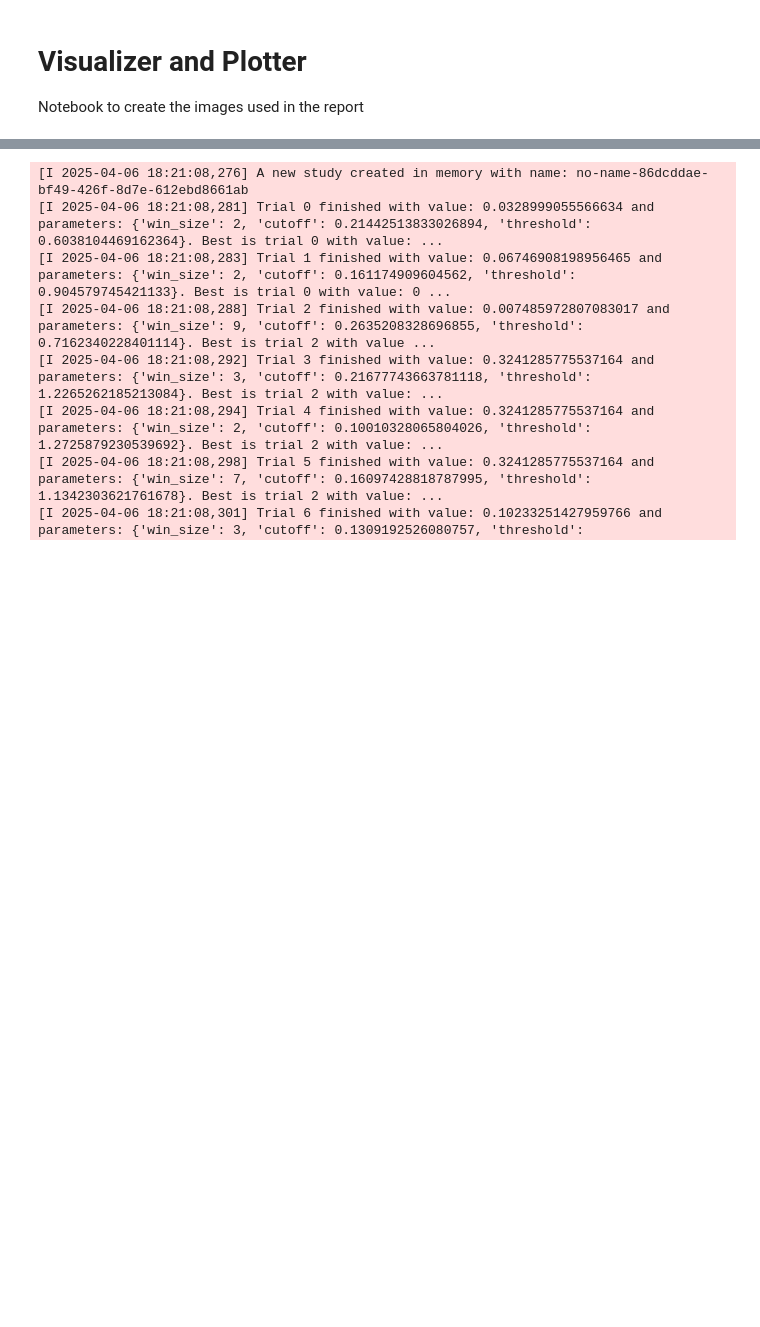
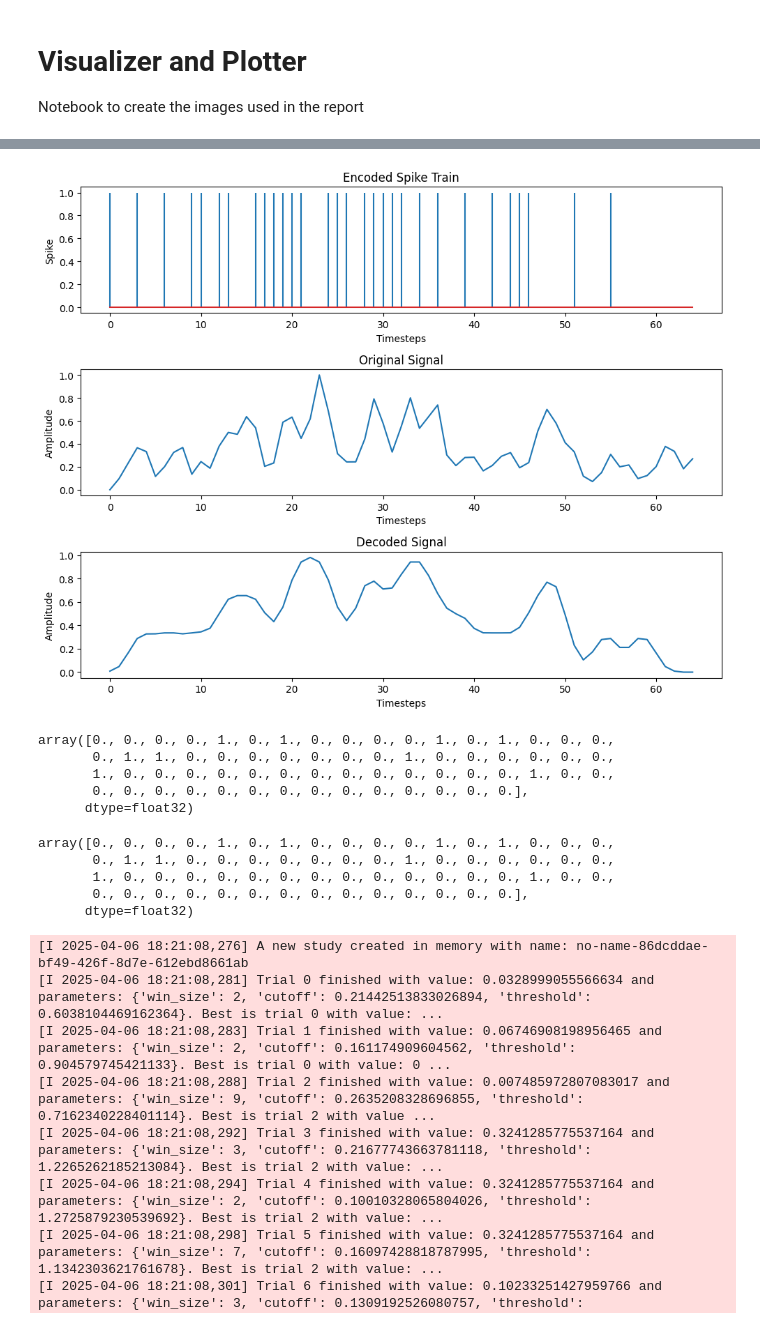
Before and after one commit to sin22766/snn-encoder-test, a Jupyter notebook: visualizer.ipynb, the cells around one changed output, grey strips where cells are left out. Drawn from its saved outputs; the diff is of its cells as text; code cells hidden in the pictures; blank space fills up the shorter version.

```diff
--- a/visualizer.ipynb
+++ b/visualizer.ipynb
@@ -541,0 +50,40 @@ torch.Size([20, 100])
+# %%
+def normalize(x: torch.Tensor) -> torch.Tensor:
+    x_min = x.min(dim=-1, keepdim=True).values
+    x_max = x.max(dim=-1, keepdim=True).values
+
+    diff = x_max - x_min
+    diff[diff == 0] = 1.0
+
+    return (x - x_min) / diff
+# %%
+norm_magnitudes = normalize(magnitudes)
+# %%
+win_size = 8
+cutoff = 0.2
+threshold = 0.1
+
+batch, channels, freqs, time_steps = norm_magnitudes.shape
+
+# Reshape for processing
+x_reshaped = norm_magnitudes.reshape(batch * channels * freqs, time_steps)
+
+# Create output tensor and working copy
+spike_train = torch.zeros_like(x_reshaped)
+x_clone = x_reshaped.clone()
+
+# Create tiled filter window
+filter_window = torch.tensor(signal.firwin(win_size, cutoff=cutoff), dtype=torch.float32, device=norm_magnitudes.device)
+filter_w = filter_window.expand(batch * channels * freqs, win_size)
+
+# Vectorized encoding
+for t in range(time_steps - win_size + 1):
+    window_slice = x_clone[:, t:t + win_size]
+    error1 = torch.abs(window_slice - filter_w).sum(dim=1)
+    error2 = torch.abs(window_slice).sum(dim=1)
+
+    mask = error1 <= error2 - threshold
+    spike_train[mask, t] = 1
+    x_clone[mask, t:t + win_size] -= filter_w[mask]
+# %%
+spike_out = spike_train.reshape(batch, channels, freqs, time_steps)
@@ -541,0 +111,7 @@ torch.Size([20, 100])
+# %%
+b = 0
+c = 10
+f = 10
+plot_coding(norm_magnitudes[b,c,f], spike_out[b,c,f], decoded_data[b,c,f])
+# %% [output]
+[figure, added]
@@ -541,0 +123,17 @@ torch.Size([20, 100])
+# %%
+out_spike = spikes.reshape(batch, channels, freqs, time_steps)
+out_spike[b, c, f]
+# %% [output]
+array([0., 0., 0., 0., 1., 0., 1., 0., 0., 0., 0., 1., 0., 1., 0., 0., 0.,
+       0., 1., 1., 0., 0., 0., 0., 0., 0., 0., 1., 0., 0., 0., 0., 0., 0.,
+       1., 0., 0., 0., 0., 0., 0., 0., 0., 0., 0., 0., 0., 0., 1., 0., 0.,
+       0., 0., 0., 0., 0., 0., 0., 0., 0., 0., 0., 0., 0., 0.],
+      dtype=float32)
+# %%
+spike
+# %% [output]
+array([0., 0., 0., 0., 1., 0., 1., 0., 0., 0., 0., 1., 0., 1., 0., 0., 0.,
+       0., 1., 1., 0., 0., 0., 0., 0., 0., 0., 1., 0., 0., 0., 0., 0., 0.,
+       1., 0., 0., 0., 0., 0., 0., 0., 0., 0., 0., 0., 0., 0., 1., 0., 0.,
+       0., 0., 0., 0., 0., 0., 0., 0., 0., 0., 0., 0., 0., 0.],
+      dtype=float32)
```
Also changed, not shown: parts of 42 cells of this notebook, 3 other files.
